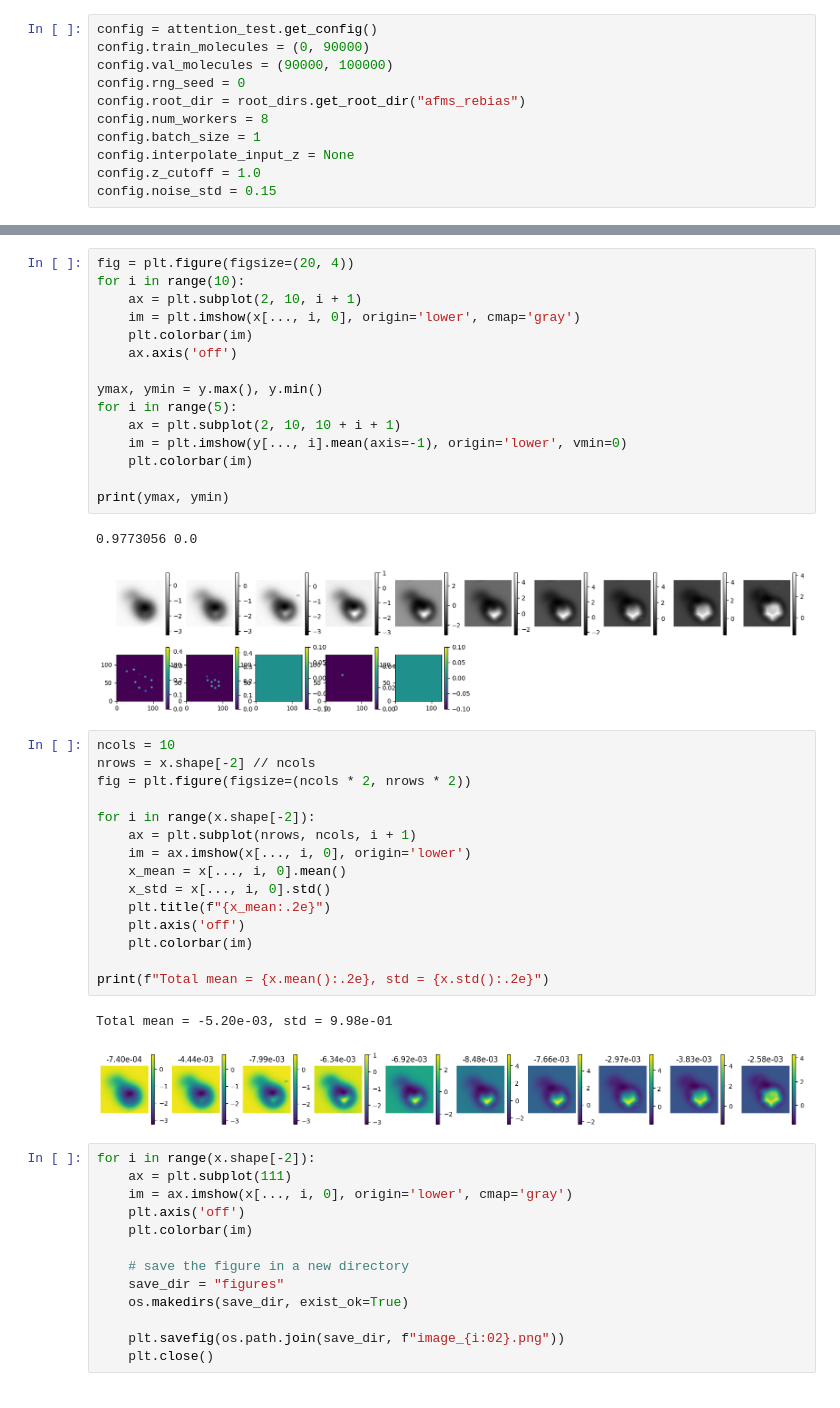
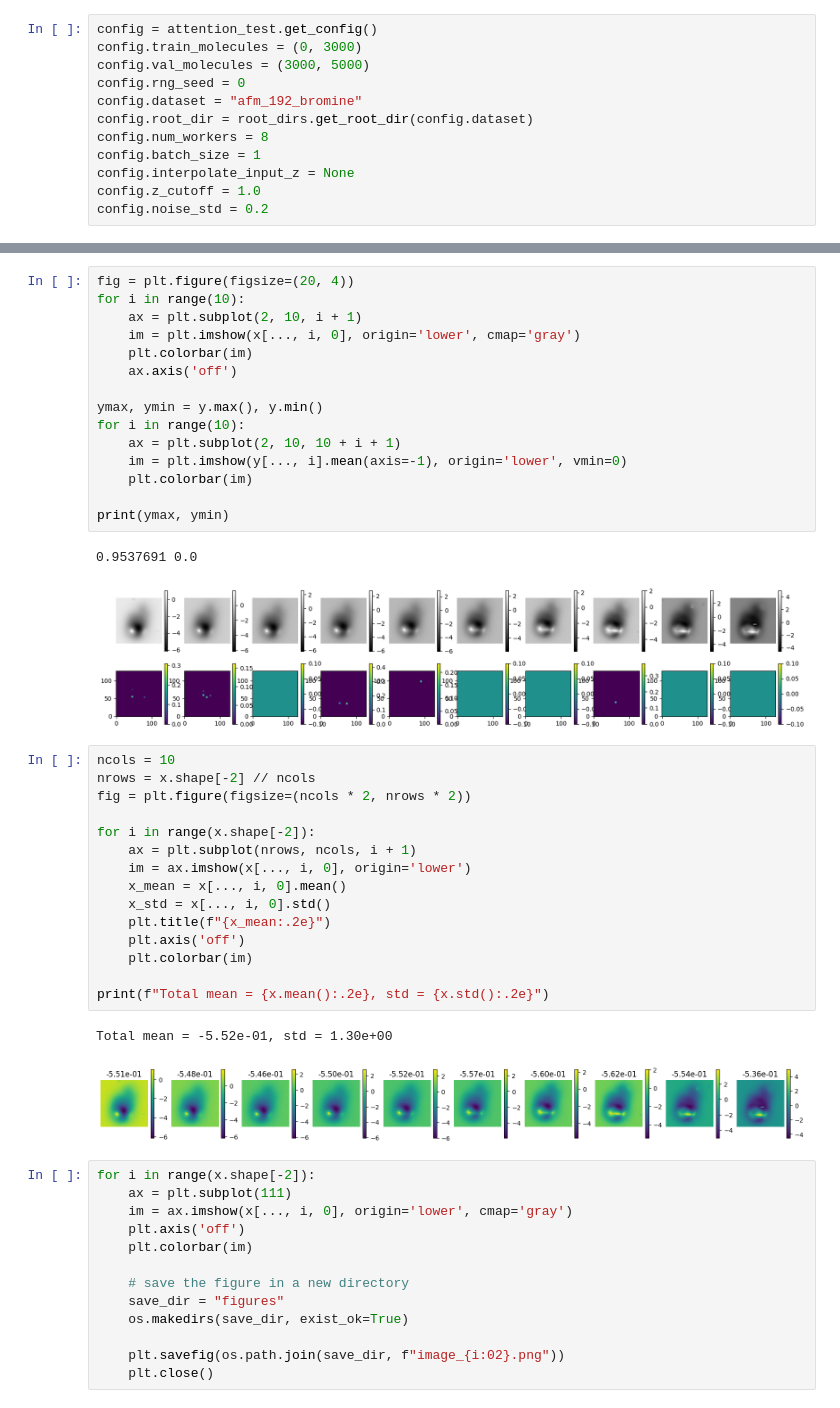
Before and after one commit to LauriKurki/molecule-net, a Jupyter notebook: notebooks/test_input_pipeline.ipynb, the cells around one changed output, grey strips where cells are left out. Cells and saved outputs as stored; diff of their text form.

```diff
--- a/notebooks/test_input_pipeline.ipynb
+++ b/notebooks/test_input_pipeline.ipynb
@@ -22,14 +22,15 @@ from configs.tests import attention_test
 # %%
 config = attention_test.get_config()
-config.train_molecules = (0, 90000)
-config.val_molecules = (90000, 100000)
+config.train_molecules = (0, 3000)
+config.val_molecules = (3000, 5000)
 config.rng_seed = 0
-config.root_dir = root_dirs.get_root_dir("afms_rebias")
+config.dataset = "afm_192_bromine"
+config.root_dir = root_dirs.get_root_dir(config.dataset)
 config.num_workers = 8
 config.batch_size = 1
 config.interpolate_input_z = None
 config.z_cutoff = 1.0
-config.noise_std = 0.15
+config.noise_std = 0.2
 # %%
 tf.random.set_seed(config.rng_seed)
 datasets = input_pipeline_online.get_datasets(config)
@@ -87,21 +79,21 @@ ymin, ymax: 0.0, 0.9773055911064148
 # %%
 fig = plt.figure(figsize=(20, 4))
 for i in range(10):
     ax = plt.subplot(2, 10, i + 1)
     im = plt.imshow(x[..., i, 0], origin='lower', cmap='gray')
     plt.colorbar(im)
     ax.axis('off')
 
 ymax, ymin = y.max(), y.min()
-for i in range(5):
+for i in range(10):
     ax = plt.subplot(2, 10, 10 + i + 1)
     im = plt.imshow(y[..., i].mean(axis=-1), origin='lower', vmin=0)
     plt.colorbar(im)
 
 print(ymax, ymin)
 # %% [output]
-0.9773056 0.0
+0.9537691 0.0
-[figure, old version]
+[figure, new version]
 # %%
 ncols = 10
 nrows = x.shape[-2] // ncols
@@ -118,8 +110,8 @@ for i in range(x.shape[-2]):
 
 print(f"Total mean = {x.mean():.2e}, std = {x.std():.2e}")
 # %% [output]
-Total mean = -5.20e-03, std = 9.98e-01
+Total mean = -5.52e-01, std = 1.30e+00
-[figure, old version]
+[figure, new version]
 # %%
 for i in range(x.shape[-2]):
     ax = plt.subplot(111)
```
Also changed, not shown: parts of 5 cells of this notebook, 1 other file.
